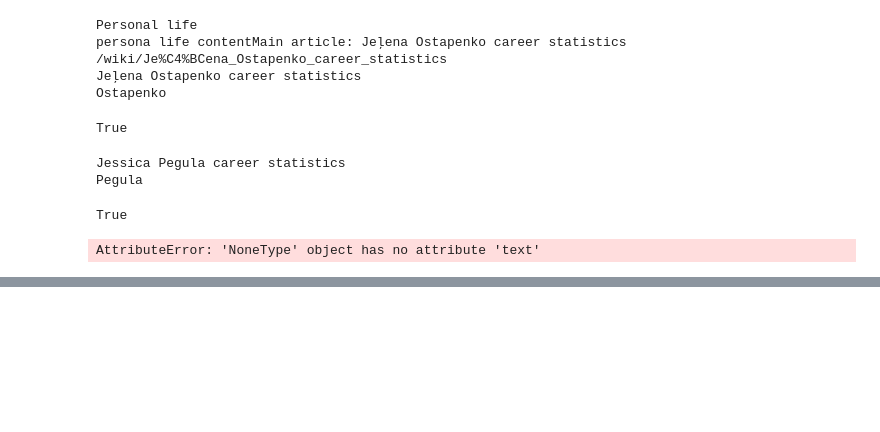
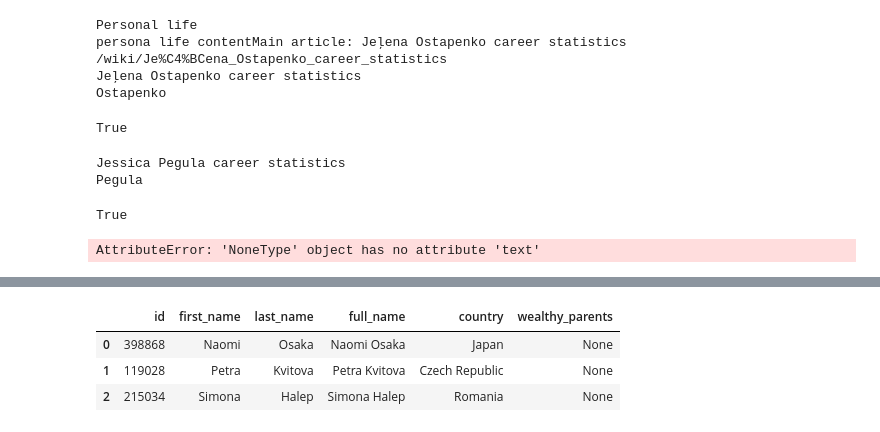
Before and after one commit to mmmcustard/analytics158739, a Jupyter notebook: 158739Assignment4.ipynb, the cells around one changed output, grey strips where cells are left out. Cells and saved outputs as stored; diff of their text form; code cells hidden in the pictures; blank space fills up the shorter version.

```diff
--- a/158739Assignment4.ipynb
+++ b/158739Assignment4.ipynb
@@ -168,0 +383,8 @@ AttributeError: 'NoneType' object has no attribute 'text'
+# %%
+test = players_df[:][0:3]
+test
+# %% [output]
+|  | id | first_name | last_name | full_name | country | wealthy_parents |
+| 0 | 398868 | Naomi | Osaka | Naomi Osaka | Japan | None |
+| 1 | 119028 | Petra | Kvitova | Petra Kvitova | Czech Republic | None |
+| 2 | 215034 | Simona | Halep | Simona Halep | Romania | None |
```
Also changed, not shown: parts of 15 cells of this notebook.
